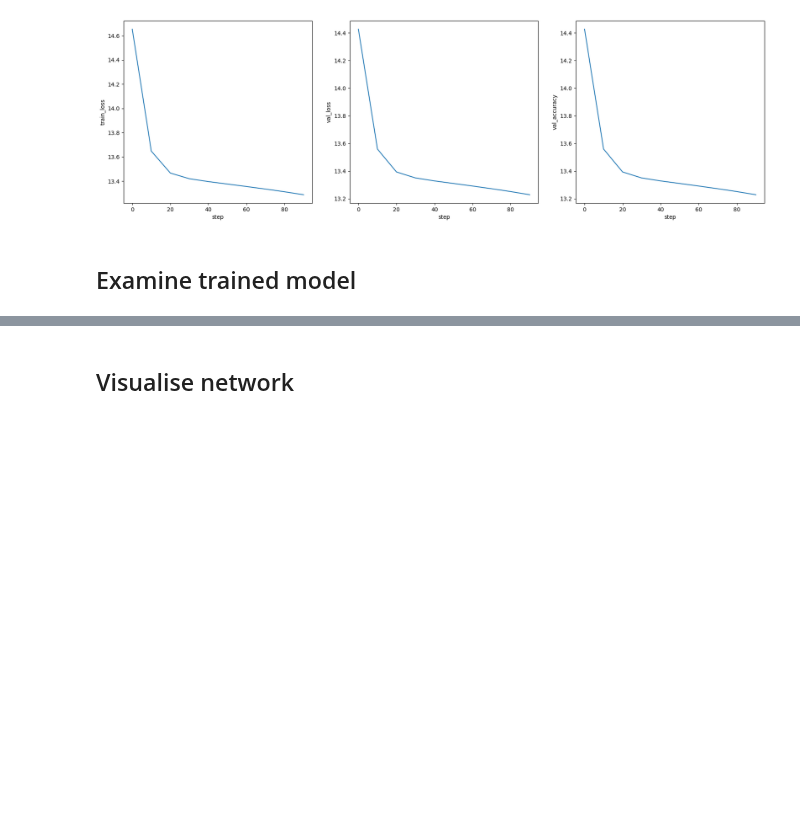
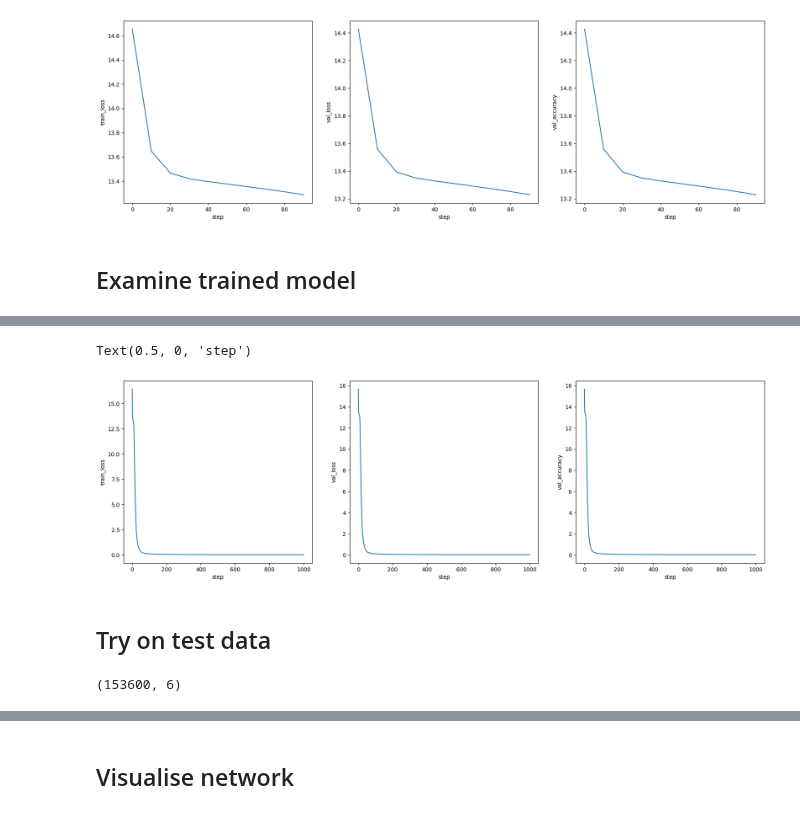
Before and after one commit to olive004/EvoScaper, a Jupyter notebook: notebooks/09_vae.ipynb, the cells around one changed output, grey strips where cells are left out. Cells and saved outputs as stored; diff of their text form; code cells hidden in the pictures; blank space fills up the shorter version.

```diff
--- a/notebooks/09_vae.ipynb
+++ b/notebooks/09_vae.ipynb
@@ -250,0 +259,19 @@ NameError: name 'r2_score' is not defined
+# %%
+plt.figure(figsize=(7*3, 6))
+ax = plt.subplot(1, 3, 1)
+plt.plot([int(i) for i in saves_loaded.keys()], [v['train_loss'] for v in saves_loaded.values()])
+plt.ylabel('train_loss')
+plt.xlabel('step')
+ax = plt.subplot(1, 3, 2)
+plt.plot([int(i) for i in saves_loaded.keys()], [v['val_loss'] for v in saves_loaded.values()])
+plt.ylabel('val_loss')
+plt.xlabel('step')
+ax = plt.subplot(1, 3, 3)
+plt.plot([int(i) for i in saves_loaded.keys()], [v['val_accuracy'] for v in saves_loaded.values()])
+plt.ylabel('val_accuracy')
+plt.xlabel('step')
+# %% [output]
+Text(0.5, 0, 'step')
+[figure, added]
+# %% [markdown]
+## Try on test data
@@ -250,0 +299,5 @@ NameError: name 'r2_score' is not defined
+# %%
+pred_y_test = model.apply(p, rng, x_test, call_kwargs={'inference': True, 'logging': False, 'key': rng})
+pred_y_test.shape
+# %% [output]
+(153600, 6)
```
Also changed, not shown: parts of 10 cells of this notebook, 5 other files.
